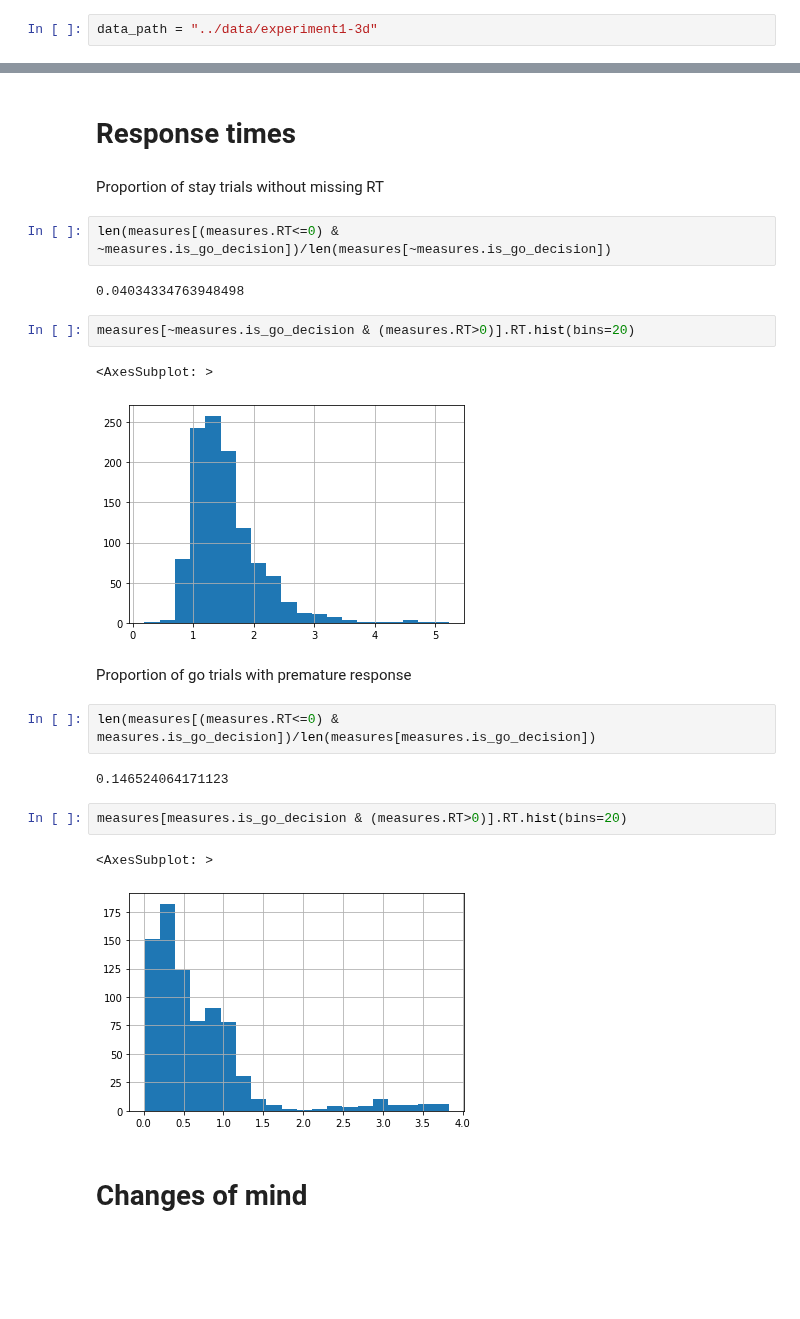
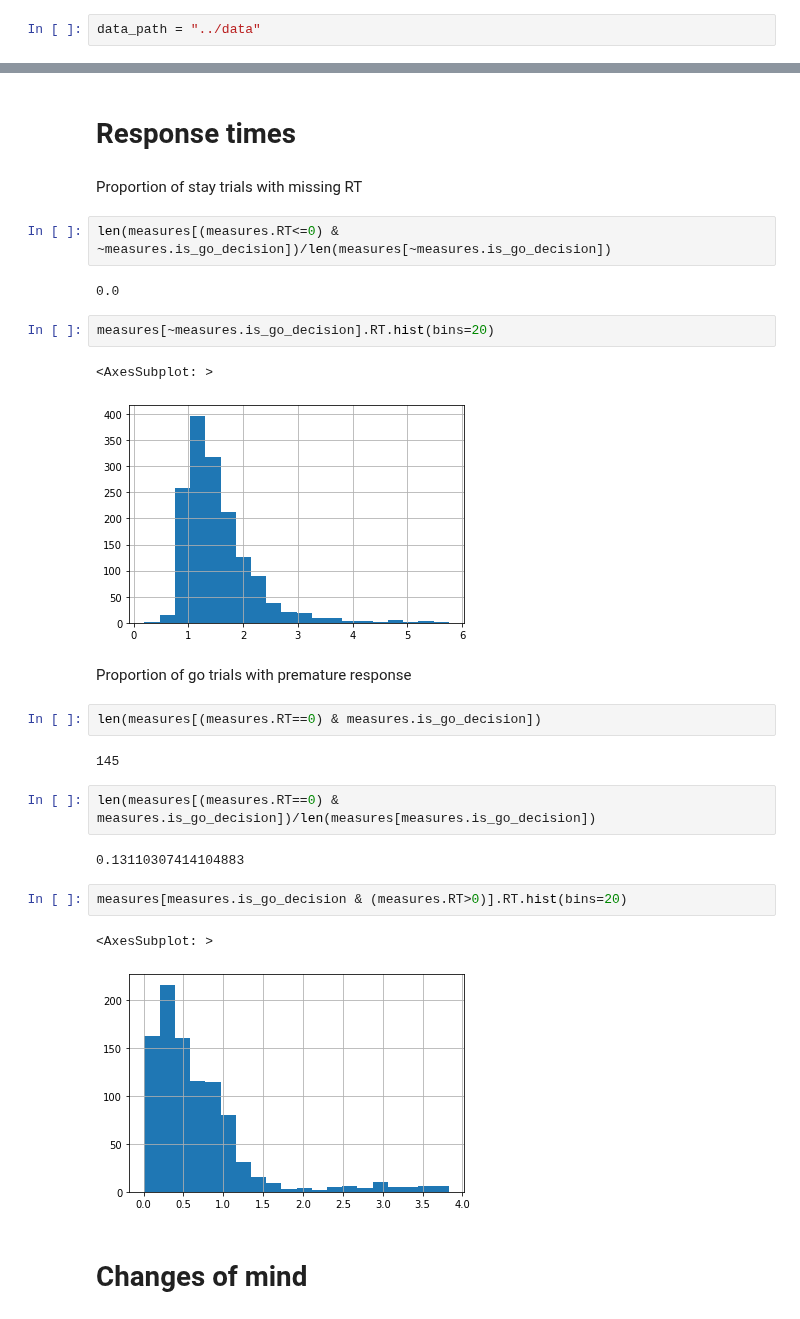
Before and after one commit to tud-hri/nudging-humans-in-traffic, a Jupyter notebook: data_analysis/experiment1-3d-overview.ipynb, the cells around one changed output, grey strips where cells are left out. Drawn from its saved outputs; the diff is of its cells as text; blank space fills up the shorter version.

```diff
--- a/data_analysis/experiment1-3d-overview.ipynb
+++ b/data_analysis/experiment1-3d-overview.ipynb
@@ -10,5 +10,5 @@ import random
 # %%
-data_path = "../data/experiment1-3d"
+data_path = "../data"
 # %%
 measures = pd.read_csv(os.path.join(data_path, "measures.csv"), index_col=["subj_id", "session", "route", "intersection_no"])
 processed_data = pd.read_csv(os.path.join(data_path, "processed_data.csv"), index_col=["subj_id", "session", "route", "intersection_no"])
@@ -133,27 +156,31 @@ Text(0, 0.5, 'Probability of go')
 # %% [markdown]
 # Response times
 # %% [markdown]
-Proportion of stay trials without missing RT
+Proportion of stay trials with missing RT
 # %%
 len(measures[(measures.RT<=0) & ~measures.is_go_decision])/len(measures[~measures.is_go_decision])
 # %% [output]
-0.04034334763948498
+0.0
 # %%
-measures[~measures.is_go_decision & (measures.RT>0)].RT.hist(bins=20)
+measures[~measures.is_go_decision].RT.hist(bins=20)
 # %% [output]
 <AxesSubplot: >
-[figure, old version]
+[figure, new version]
 # %% [markdown]
 Proportion of go trials with premature response
+# %%
+len(measures[(measures.RT==0) & measures.is_go_decision])
+# %% [output]
+145
 # %%
-len(measures[(measures.RT<=0) & measures.is_go_decision])/len(measures[measures.is_go_decision])
+len(measures[(measures.RT==0) & measures.is_go_decision])/len(measures[measures.is_go_decision])
 # %% [output]
-0.146524064171123
+0.13110307414104883
 # %%
 measures[measures.is_go_decision & (measures.RT>0)].RT.hist(bins=20)
 # %% [output]
 <AxesSubplot: >
-[figure, old version]
+[figure, new version]
 # %% [markdown]
 # Changes of mind
 # %%
```
Also changed, not shown: parts of 12 cells of this notebook, 51 other files.
